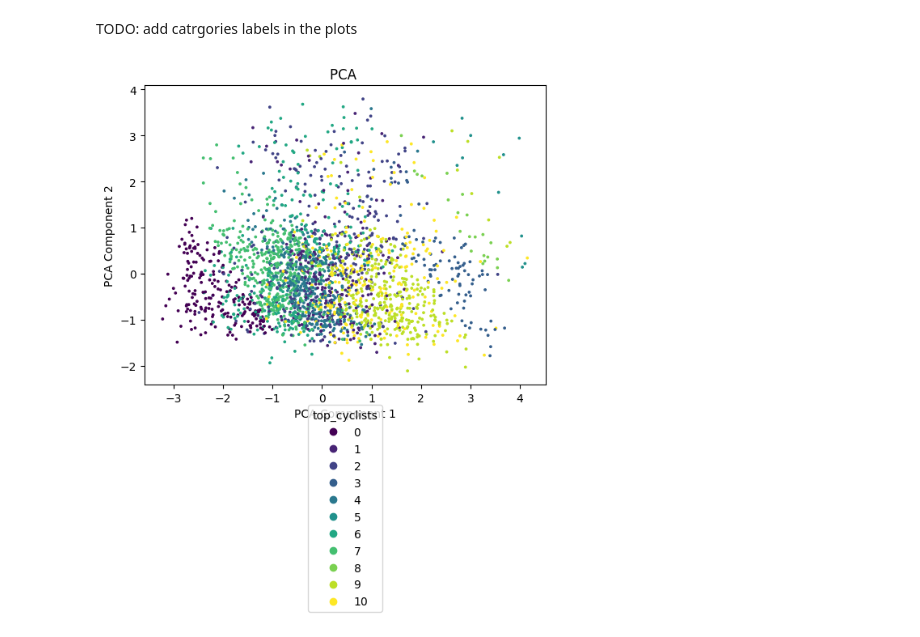
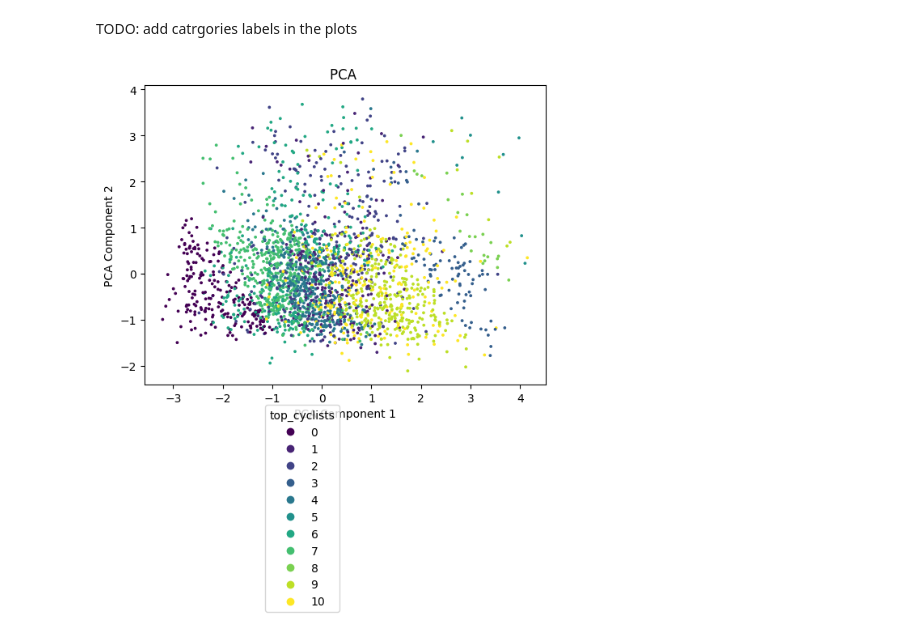
Before and after one commit to effepielle/dm_project24_group_0, a Jupyter notebook: TASK_3/preliminar_clustering_analysis.ipynb, the cells around one changed output. Drawn from its saved outputs; the diff is of its cells as text; code cells hidden in the pictures.

```diff
--- a/TASK_3/preliminar_clustering_analysis.ipynb
+++ b/TASK_3/preliminar_clustering_analysis.ipynb
@@ -121,16 +206,16 @@ TODO: add catrgories labels in the plots
 # %%
 label_encoder = LabelEncoder()
 continent_labels = label_encoder.fit_transform(races_df['top_complex_races_2'])
 
 pca = PCA(n_components=2)
 pca_result = pca.fit_transform(X)
 
 scatter = plt.scatter(pca_result[:, 0], pca_result[:, 1], c=continent_labels, s=3)
-legend = plt.legend(*scatter.legend_elements(), title="top_cyclists", loc='upper center', bbox_to_anchor=(0.5, -0.05))
+legend = plt.legend(*scatter.legend_elements(), title="top_cyclists",  bbox_to_anchor=(0.5, -0.05))
 
 plt.xlabel('PCA Component 1')
 plt.ylabel('PCA Component 2')
 plt.title('PCA ')
 plt.show()
 # %% [output]
-[figure, old version]
+[figure, new version]
```
Also changed, not shown: parts of 19 cells of this notebook, 5 other files.
